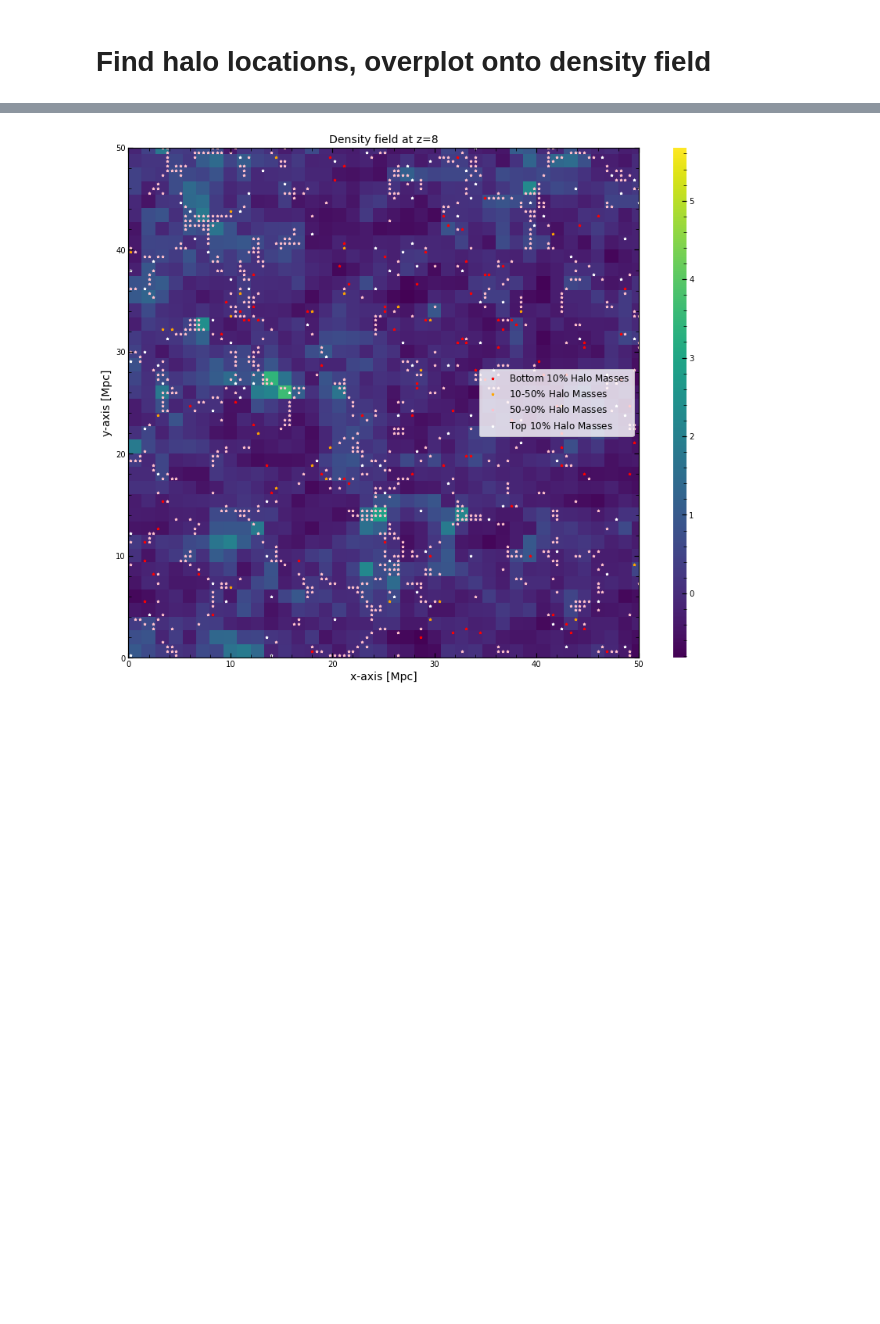
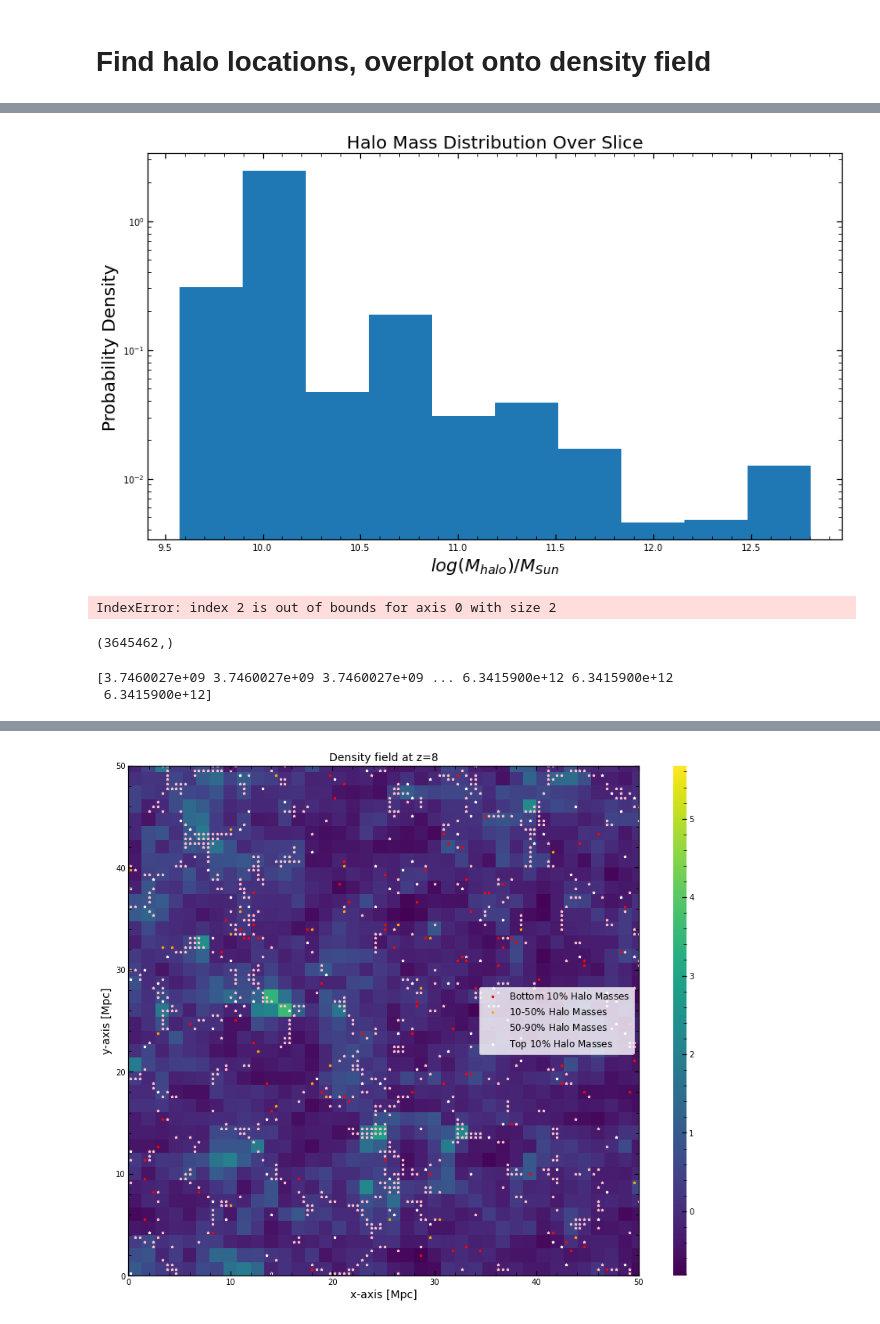
Before and after one commit to kenj19/PHYS459, a Jupyter notebook: halo_finder_plotting.ipynb, the cells around one changed output, grey strips where cells are left out. Cells and saved outputs as stored; diff of their text form; code cells hidden in the pictures; blank space fills up the shorter version.

```diff
--- a/halo_finder_plotting.ipynb
+++ b/halo_finder_plotting.ipynb
@@ -115,0 +167,14 @@ third_slice_index = sec_slice_index + math.floor(num_masses*(40/100))
+# %%
+# Now we want to plot a histogram of the masses (over the whole box/slice depending on masses we put in)
+
+fig, ax = plt.subplots(figsize=(14,8))
+log_halo_masses=np.log10(halo_masses_slice)
+ax.hist(log_halo_masses,density=True)
+ax.set_yscale('log')
+#ax.set_xscale('log')
+ax.set_xlabel('$log(M_{halo}) / M_{Sun}$', fontsize = 20)
+ax.set_title('Halo Mass Distribution Over Slice', fontsize = 20)
+ax.set_ylabel('Probability Density', fontsize = 20);
+fig.savefig('/Users/jacobkennedy/Desktop/PHYS_459/092021/slice_halo_mass_distribution_logspace.jpeg')
+# %% [output]
+[figure, added]
@@ -115,0 +204,8 @@ third_slice_index = sec_slice_index + math.floor(num_masses*(40/100))
+# %%
+# Now compute the neutral and ionized coords, and indices for a slice
+
+two_dim_halo_coords_low_res = sorted_halo_coords_slice[:,:2] // 3 # do floor division to go from high to lowres, keep x,y
+slice_ionized_box = ionized.xH_box[:,:,0] # ionized box slice along z = 0 axis
+neutral_halo_coords_slice, neutral_halo_inds_slice, ionized_halo_coords_slice, ionized_halo_inds_slice = get_neutral_coords(two_dim_halo_coords_low_res, slice_ionized_box)
+# %% [output]
+IndexError: index 2 is out of bounds for axis 0 with size 2
@@ -115,0 +218,4 @@ third_slice_index = sec_slice_index + math.floor(num_masses*(40/100))
+# %%
+neutral_halo_inds_box.shape
+# %% [output]
+(3645462,)
@@ -115,0 +259,5 @@ third_slice_index = sec_slice_index + math.floor(num_masses*(40/100))
+# %%
+print(n_halo_masses_box)
+# %% [output]
+[3.7460027e+09 3.7460027e+09 3.7460027e+09 ... 6.3415900e+12 6.3415900e+12
+ 6.3415900e+12]
```
Also changed, not shown: parts of 30 cells of this notebook.
